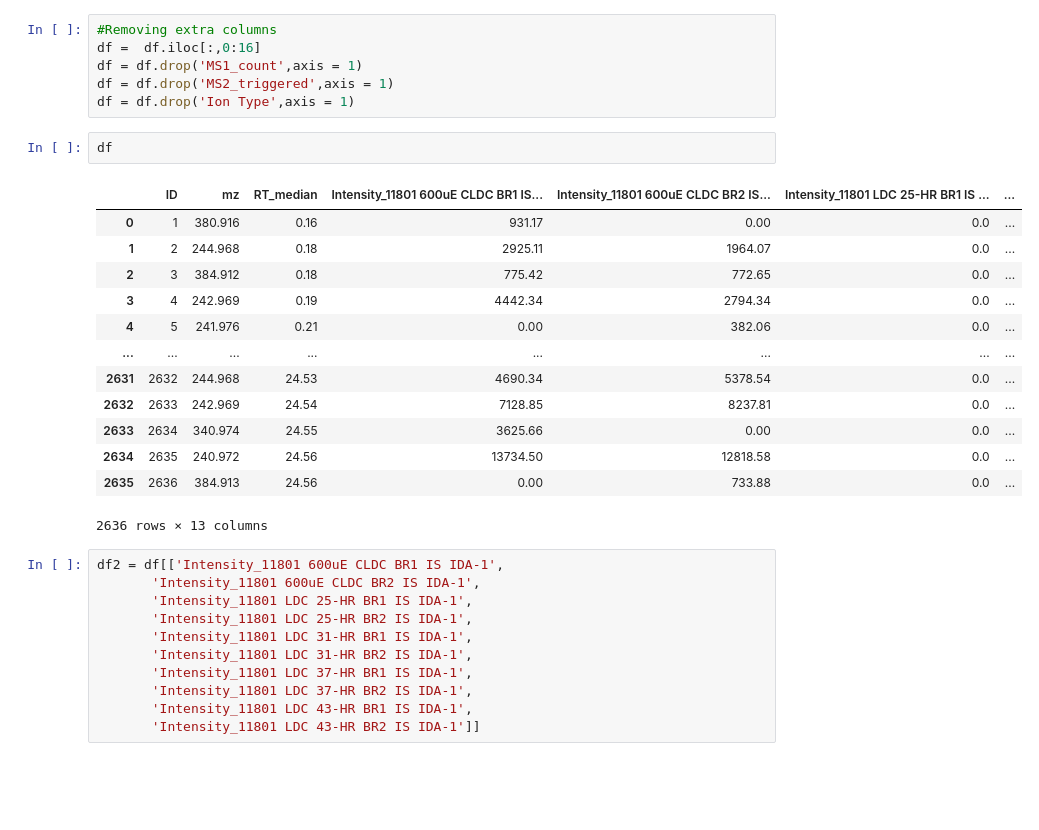
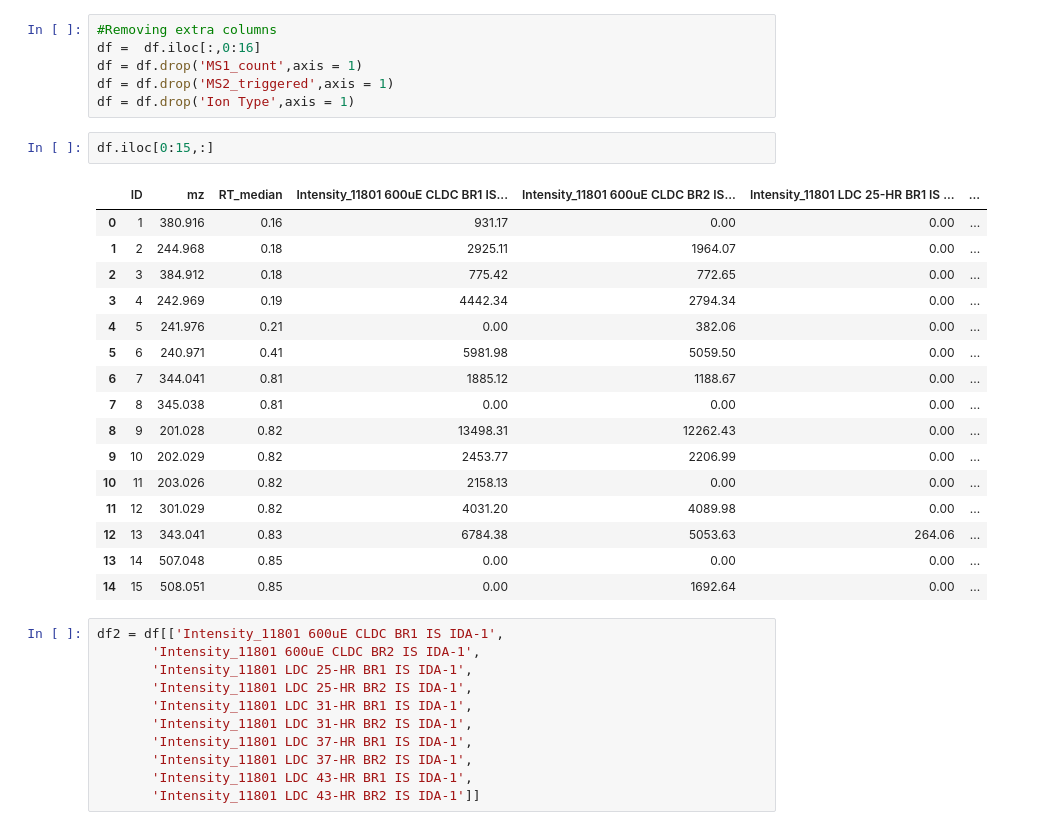
Before and after one commit to ayushig2000/Claritybio, a Jupyter notebook: Task2_Binner-Copy2.ipynb, the cells around one changed output. Cells and saved outputs as stored; diff of their text form; blank space fills up the shorter version.

```diff
--- a/Task2_Binner-Copy2.ipynb
+++ b/Task2_Binner-Copy2.ipynb
@@ -16,21 +16,24 @@ df = df.drop('MS1_count',axis = 1)
 df = df.drop('MS2_triggered',axis = 1)
 df = df.drop('Ion Type',axis = 1)
 # %%
-df
+df.iloc[0:15,:]
 # %% [output]
 |  | ID | mz | RT_median | Intensity_11801 600uE CLDC BR1 IS... | Intensity_11801 600uE CLDC BR2 IS... | Intensity_11801 LDC 25-HR BR1 IS ... | ... |
-| 0 | 1 | 380.916 | 0.16 | 931.17 | 0.00 | 0.0 | ... |
-| 1 | 2 | 244.968 | 0.18 | 2925.11 | 1964.07 | 0.0 | ... |
-| 2 | 3 | 384.912 | 0.18 | 775.42 | 772.65 | 0.0 | ... |
-| 3 | 4 | 242.969 | 0.19 | 4442.34 | 2794.34 | 0.0 | ... |
-| 4 | 5 | 241.976 | 0.21 | 0.00 | 382.06 | 0.0 | ... |
-| ... | ... | ... | ... | ... | ... | ... | ... |
-| 2631 | 2632 | 244.968 | 24.53 | 4690.34 | 5378.54 | 0.0 | ... |
-| 2632 | 2633 | 242.969 | 24.54 | 7128.85 | 8237.81 | 0.0 | ... |
-| 2633 | 2634 | 340.974 | 24.55 | 3625.66 | 0.00 | 0.0 | ... |
-| 2634 | 2635 | 240.972 | 24.56 | 13734.50 | 12818.58 | 0.0 | ... |
-| 2635 | 2636 | 384.913 | 24.56 | 0.00 | 733.88 | 0.0 | ... |
+| 0 | 1 | 380.916 | 0.16 | 931.17 | 0.00 | 0.00 | ... |
+| 1 | 2 | 244.968 | 0.18 | 2925.11 | 1964.07 | 0.00 | ... |
+| 2 | 3 | 384.912 | 0.18 | 775.42 | 772.65 | 0.00 | ... |
+| 3 | 4 | 242.969 | 0.19 | 4442.34 | 2794.34 | 0.00 | ... |
+| 4 | 5 | 241.976 | 0.21 | 0.00 | 382.06 | 0.00 | ... |
+| 5 | 6 | 240.971 | 0.41 | 5981.98 | 5059.50 | 0.00 | ... |
+| 6 | 7 | 344.041 | 0.81 | 1885.12 | 1188.67 | 0.00 | ... |
+| 7 | 8 | 345.038 | 0.81 | 0.00 | 0.00 | 0.00 | ... |
+| 8 | 9 | 201.028 | 0.82 | 13498.31 | 12262.43 | 0.00 | ... |
+| 9 | 10 | 202.029 | 0.82 | 2453.77 | 2206.99 | 0.00 | ... |
+| 10 | 11 | 203.026 | 0.82 | 2158.13 | 0.00 | 0.00 | ... |
+| 11 | 12 | 301.029 | 0.82 | 4031.20 | 4089.98 | 0.00 | ... |
+| 12 | 13 | 343.041 | 0.83 | 6784.38 | 5053.63 | 264.06 | ... |
+| 13 | 14 | 507.048 | 0.85 | 0.00 | 0.00 | 0.00 | ... |
+| 14 | 15 | 508.051 | 0.85 | 0.00 | 1692.64 | 0.00 | ... |
-2636 rows × 13 columns
 # %%
 df2 = df[['Intensity_11801 600uE CLDC BR1 IS IDA-1',
        'Intensity_11801 600uE CLDC BR2 IS IDA-1',
```
Also changed, not shown: parts of 18 cells of this notebook, 7 other files.
